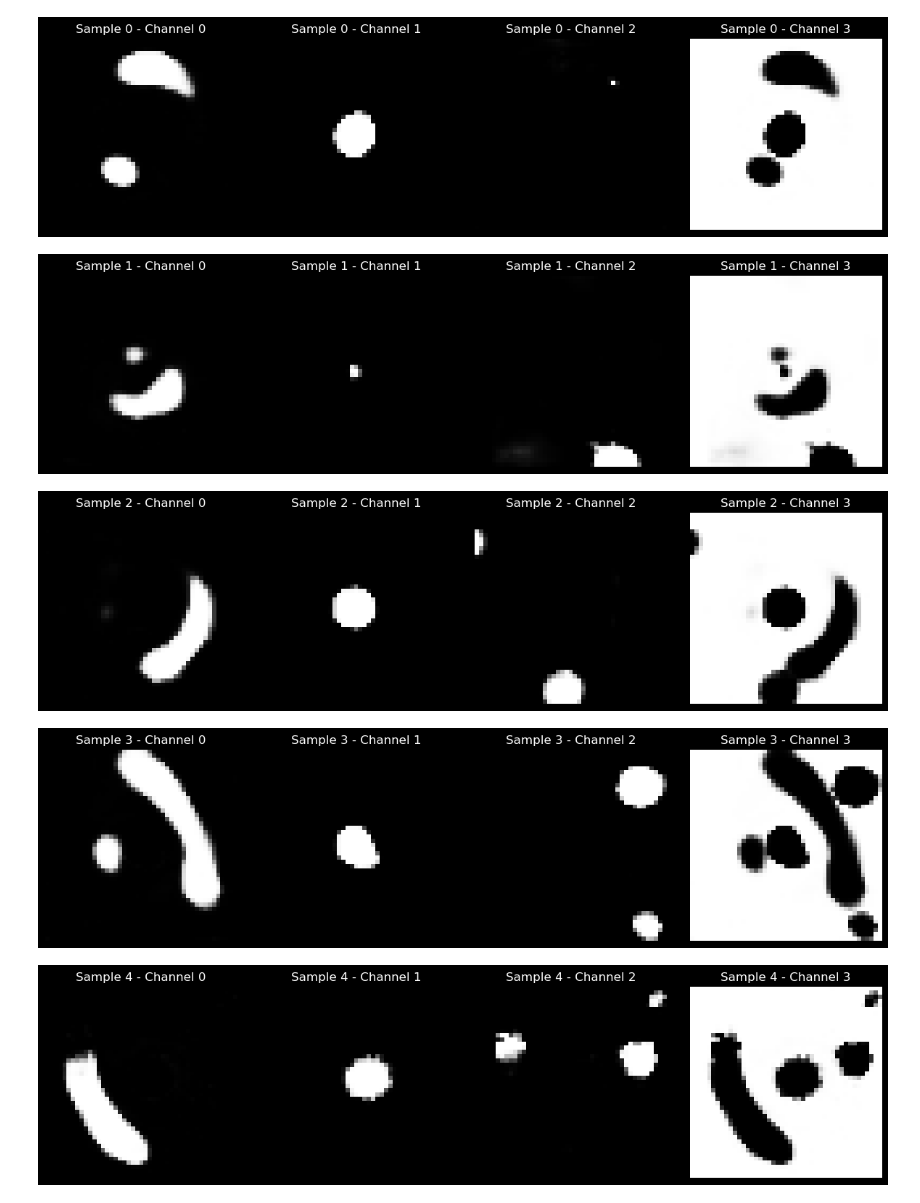
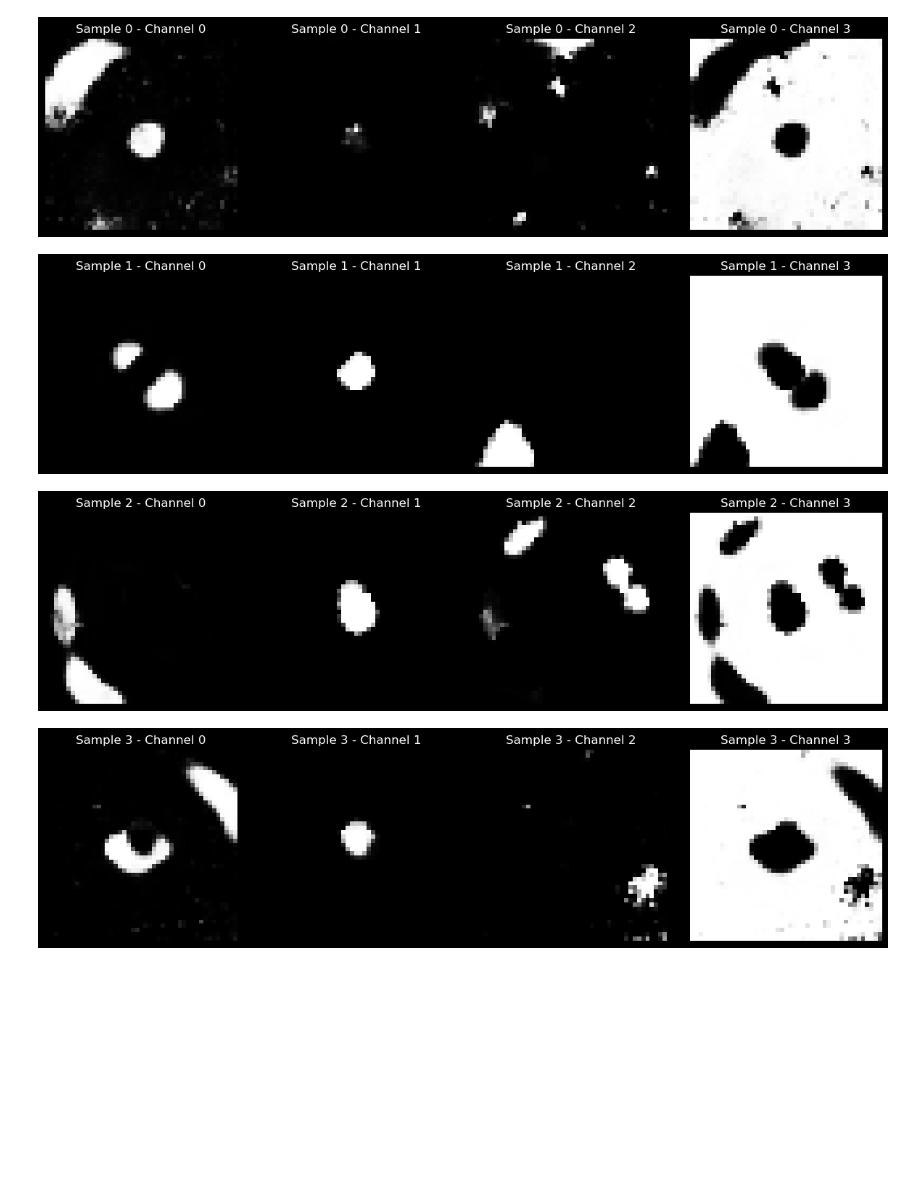
Before and after one commit to JimenaGonzalez/Hybrid_SL_Modeling, a Jupyter notebook: Segmentation/ML/Running_Segmentation.ipynb, the cells around one changed output. Drawn from its saved outputs; the diff is of its cells as text; code cells hidden in the pictures; blank space fills up the shorter version.

```diff
--- a/Segmentation/ML/Running_Segmentation.ipynb
+++ b/Segmentation/ML/Running_Segmentation.ipynb
@@ -165,14 +133,12 @@ data_complete = pd.read_csv(path + 'mycand_old.csv')
 data_complete = (data_complete.set_index('COADD_OBJECT_ID').loc[data['COADD_OBJECT_ID']].reset_index())
 data = data_complete
 
-npos = len(images[:])  # number of images TESTING
-
-data = data[data['EXP_SCORE'] > 2.5]
+score_threshold = 1.25
+data = data[data['EXP_SCORE'] >= score_threshold]
 images = images[data.index]
 data = data.reset_index(drop=True)
 
 # check that data was loaded successfully
 print(images.shape)
-pd.set_option('display.max_columns', None)
 data.head()
 # %% [output]
@@ -197,6 +162,6 @@ test_dataset = Dataset(images=images, data=data, resize=resize_transform)
 print(f'Length of dataset: {len(test_dataset)}')
 
 if script == False:
-    for i in range(5):
+    for i in range(1):
         show_dataset(test_dataset, i)
 # %% [output]
@@ -230,7 +191,7 @@ def make_graphs(image, pred_label, coadd_id):
     plt.savefig(f"data_masks/{coadd_id}.pdf", dpi=300, bbox_inches="tight")
     plt.show()
 # %%
-def testing_analysis(accu_lim, test_loader, num):
+def testing_analysis(test_loader, num):
     model.double()
     segmented = np.zeros((1, 4, NUM_PIX, NUM_PIX))
     originals = np.zeros((1, 3, NUM_PIX, NUM_PIX))
@@ -258,15 +219,14 @@ def testing_analysis(accu_lim, test_loader, num):
         originals = np.append(originals, [original_img], axis=0)
         df = pd.concat([df, pd.DataFrame.from_dict(sample_data)], ignore_index=True)
 
-        print(originals.shape, segmented.shape)
-        #print(output.shape, original_img. shape)
+        #print(originals.shape, segmented.shape)
         coadd_id = sample['data']['COADD_OBJECT_ID'][0].item()
         filepath = 'Output_running/' + str(coadd_id)
         write_fit_file(filepath, original_img, output, pd.DataFrame.from_dict(sample_data))
 
         if script == False:
             print(coadd_id)
-            make_graphs(sample_img[0], output, coadd_id)
+            #make_graphs(sample_img[0], output, coadd_id)
 
     segmented = np.delete(segmented, 0, axis=0)
     originals = np.delete(originals, 0, axis=0)
@@ -320,9 +278,8 @@ model.load_state_dict(ckpt["model_state"])
 model.eval()
 test_loader = torch.load('test_loader.pth', weights_only=False)
 
-num = 5 #len(test_loader)
-original_img, segmented, df = testing_analysis(0.5, test_loader, num)
-#Writing one fit file for all
-write_fit_file('data/test', original_img, segmented, df) #b_segmented
+
+num = 1000 #len(test_loader), 5
+original_img, segmented, df = testing_analysis(test_loader, num)
 plt.close('all')
 # %% [output]
@@ -344,16 +303,16 @@ plt.close('all')
 # %%
 segmented.shape
 for i in range(len(segmented)):
+    if (i == 4): break
     fig, axes = plt.subplots(1, 4, figsize=(12, 3))
     for c in range(4):
         axes[c].imshow(segmented[i][c], cmap='gray')
         axes[c].set_title(f'Sample {i} - Channel {c}')
         axes[c].axis('off')
     plt.tight_layout()
     plt.show()
 # %% [output]
-[figure, old version]
+[figure, new version]
-[figure, old version]
+[figure, new version]
-[figure, old version]
+[figure, new version]
-[figure, old version]
+[figure, new version]
-[figure, removed]
```
Also changed, not shown: parts of 7 cells of this notebook, 1 other file.
